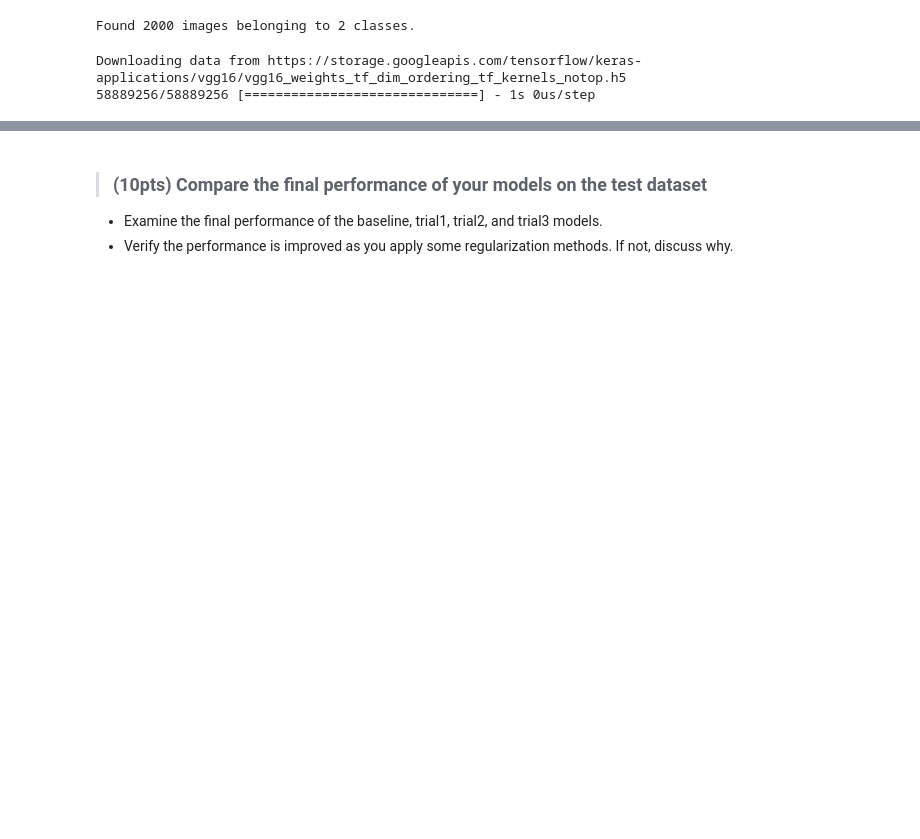
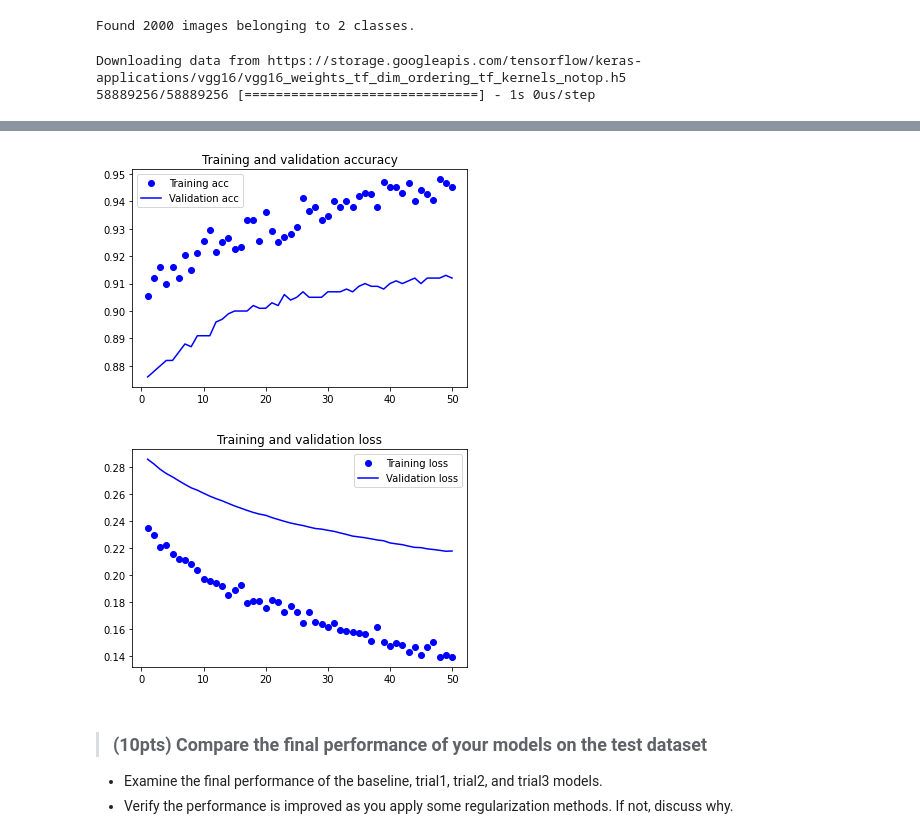
Before and after one commit to WojciechMojsiejuk/Artificial_Intelligence_SEOULTECH, a Jupyter notebook: assignment3.ipynb, the cells around one changed output, grey strips where cells are left out. Saved outputs shown, nothing was run; the diff lists cells and outputs as text; code cells hidden in the pictures; blank space fills up the shorter version.

```diff
--- a/assignment3.ipynb
+++ b/assignment3.ipynb
@@ -410,0 +535,9 @@ Epoch 8/50
+# %%
+conv_base.trainable = True # we unfreeze imagenet weights
+model.summary() # we check how many trainable and non-trainable parameters we have
+
+# save best epoch before it starts to overfit
+modelckpt = ModelCheckpoint(
+    monitor = 'val_acc',
+    save_best_only=True,
+    filepath='/content/gdrive/MyDrive/Artificial_Intelligence/dogs_and_cats_trial_3.h5')
@@ -410,0 +562,11 @@ Epoch 8/50
+# %%
+model.compile(optimizer=Adam(learning_rate=1e-7),
+              loss='categorical_crossentropy',
+              metrics=['acc'])
+
+history = model.fit_generator(train_generator,
+                              steps_per_epoch=100,
+                              epochs=50,
+                              validation_data=validation_generator,
+                              validation_steps=50,
+                              callbacks=[modelckpt])
@@ -411,3 +592,29 @@ Epoch 8/50
+# %%
+import matplotlib.pyplot as plt
+
+acc = history.history['acc']
+val_acc = history.history['val_acc']
+loss = history.history['loss']
+val_loss = history.history['val_loss']
+
+epochs = range(1, len(acc) + 1)
+
+plt.plot(epochs, acc, 'bo', label='Training acc')
+plt.plot(epochs, val_acc, 'b', label='Validation acc')
+plt.title('Training and validation accuracy')
+plt.legend()
+
+plt.figure()
+
+plt.plot(epochs, loss, 'bo', label='Training loss')
+plt.plot(epochs, val_loss, 'b', label='Validation loss')
+plt.title('Training and validation loss')
+plt.legend()
+
+plt.show()
+# %% [output]
+[figure, added]
+[figure, added]
 # %% [markdown]
 > ### (10pts) Compare the final performance of your models on the test dataset
   * Examine the final performance of the baseline, trial1, trial2, and trial3 models.
```
Also changed, not shown: parts of 31 cells of this notebook.
